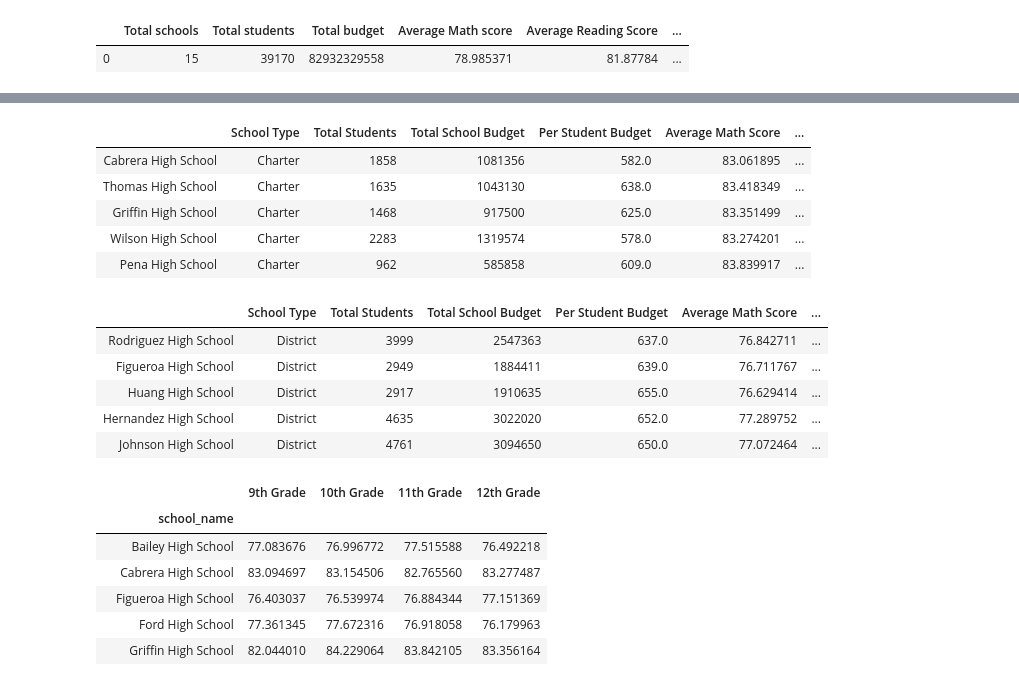
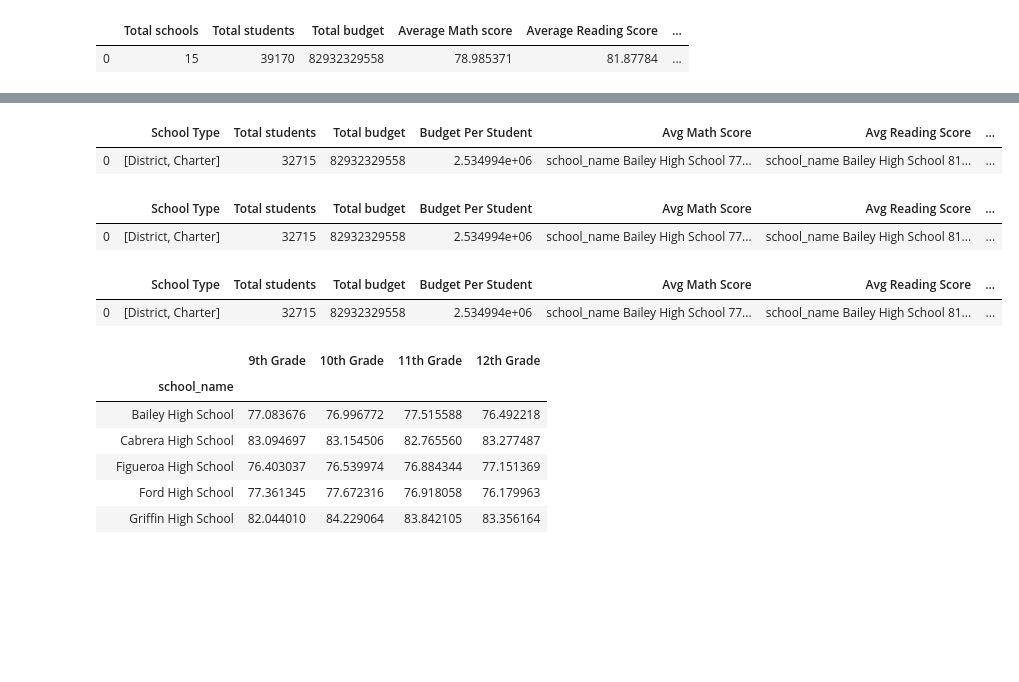
Before and after one commit to Shahidmumtaz/Pandas_Challenge, a Jupyter notebook: PyCitySchools/PyCitySchools.ipynb, the cells around one changed output, grey strips where cells are left out. Saved outputs shown, nothing was run; the diff lists cells and outputs as text; code cells hidden in the pictures; blank space fills up the shorter version.

```diff
--- a/PyCitySchools/PyCitySchools.ipynb
+++ b/PyCitySchools/PyCitySchools.ipynb
@@ -142,25 +63,57 @@ Schools_summary_final
+# %%
+# Calculate each column
+
+# School Name
+School_grouped_pd = school_data_complete.groupby("school_name")
+
+# School Type
+School_type = school_data_complete["type"].unique()
+# School Budget
+Total_budget = school_data_complete["budget"].sum()
+# School Per Student Budget
+Budget_per_student = Total_budget/Total_students
+
+# Calculate Average scores and percentage
+
+# SchooL Average Math Score type
+Avg_math_score = School_grouped_pd["math_score"].mean()
+
+# School Average sReading Score type
+Avg_reading_score = School_grouped_pd["reading_score"].mean()
+
+# % Passing Math type
+Passing_math_grouped = school_data_complete[school_data_complete["math_score"]>=70].groupby("school_name")["math_score"].count()
+Percent_passing_math = (Passing_math_grouped/Total_students)*100
+
+#% Passing Reading type
+Passing_reading_grouped = school_data_complete[school_data_complete["reading_score"]>=70].groupby("school_name")["reading_score"].count()
+Percent_passing_reading = (Passing_reading_grouped/Total_students)*100
+
+#Overall Passing Rate (Average of the above two)type
+Overall_passing_percentage = (Percent_passing_math + Percent_passing_reading)/2
+
+# Show results in DataFrame
+
+Schools_summary = pd.DataFrame({"School Type": [School_type], "Total students": [Total_students], "Total budget": [Total_budget], "Budget Per Student": [Budget_per_student], "Avg Math Score": [Avg_math_score], "Avg Reading Score": [Avg_reading_score], "% of students passing math": [Percent_passing_math], "% of students passing reading": [Percent_passing_reading], "Overall Passing Rate": [Overall_passing_percentage]})
+
+Schools_summary
+# %% [output]
+|  | School Type | Total students | Total budget | Budget Per Student | Avg Math Score | Avg Reading Score | ... |
+| 0 | [District, Charter] | 32715 | 82932329558 | 2.534994e+06 | school_name Bailey High School 77... | school_name Bailey High School 81... | ... |
 # %%
 # Sort and display the top-five performing schools
 Top_Five_Schools = Schools_summary.sort_values(by="Overall Passing Rate", ascending=False)
-Top_Five_Schools.head()
+Top_Five_Schools
 # %% [output]
-|  | School Type | Total Students | Total School Budget | Per Student Budget | Average Math Score | ... |
-| Cabrera High School | Charter | 1858 | 1081356 | 582.0 | 83.061895 | ... |
-| Thomas High School | Charter | 1635 | 1043130 | 638.0 | 83.418349 | ... |
-| Griffin High School | Charter | 1468 | 917500 | 625.0 | 83.351499 | ... |
-| Wilson High School | Charter | 2283 | 1319574 | 578.0 | 83.274201 | ... |
-| Pena High School | Charter | 962 | 585858 | 609.0 | 83.839917 | ... |
+|  | School Type | Total students | Total budget | Budget Per Student | Avg Math Score | Avg Reading Score | ... |
+| 0 | [District, Charter] | 32715 | 82932329558 | 2.534994e+06 | school_name Bailey High School 77... | school_name Bailey High School 81... | ... |
 # %%
 # Sort and display the five worst_performing schools
 Worst_Five_Schools = Schools_summary.sort_values(by="Overall Passing Rate", ascending=True)
-Worst_Five_Schools.head()
+Worst_Five_Schools
 # %% [output]
-|  | School Type | Total Students | Total School Budget | Per Student Budget | Average Math Score | ... |
-| Rodriguez High School | District | 3999 | 2547363 | 637.0 | 76.842711 | ... |
-| Figueroa High School | District | 2949 | 1884411 | 639.0 | 76.711767 | ... |
-| Huang High School | District | 2917 | 1910635 | 655.0 | 76.629414 | ... |
-| Hernandez High School | District | 4635 | 3022020 | 652.0 | 77.289752 | ... |
-| Johnson High School | District | 4761 | 3094650 | 650.0 | 77.072464 | ... |
+|  | School Type | Total students | Total budget | Budget Per Student | Avg Math Score | Avg Reading Score | ... |
+| 0 | [District, Charter] | 32715 | 82932329558 | 2.534994e+06 | school_name Bailey High School 77... | school_name Bailey High School 81... | ... |
 # %%
 # Create a series for each grade and group by school
 
```
Also changed, not shown: parts of 4 cells of this notebook.
